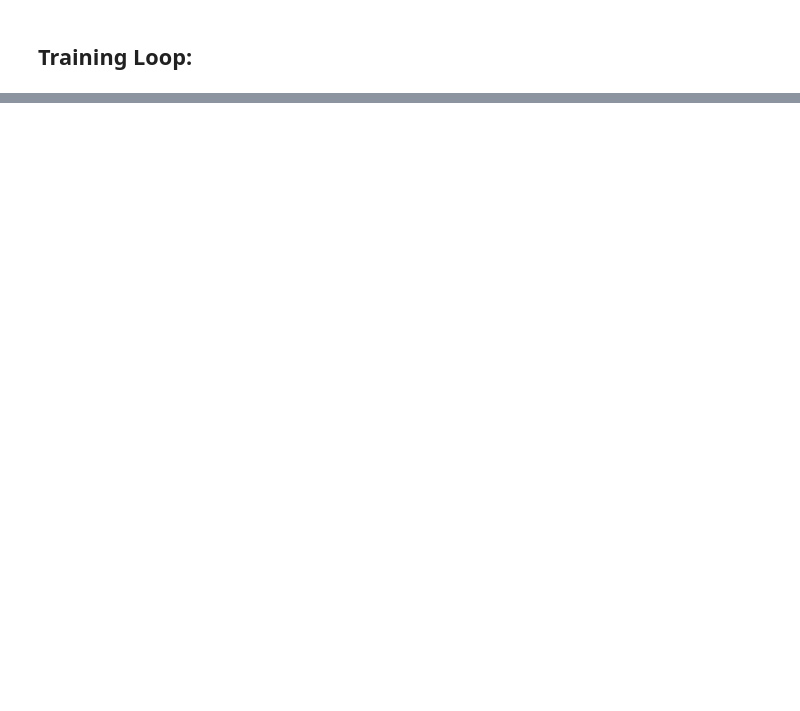
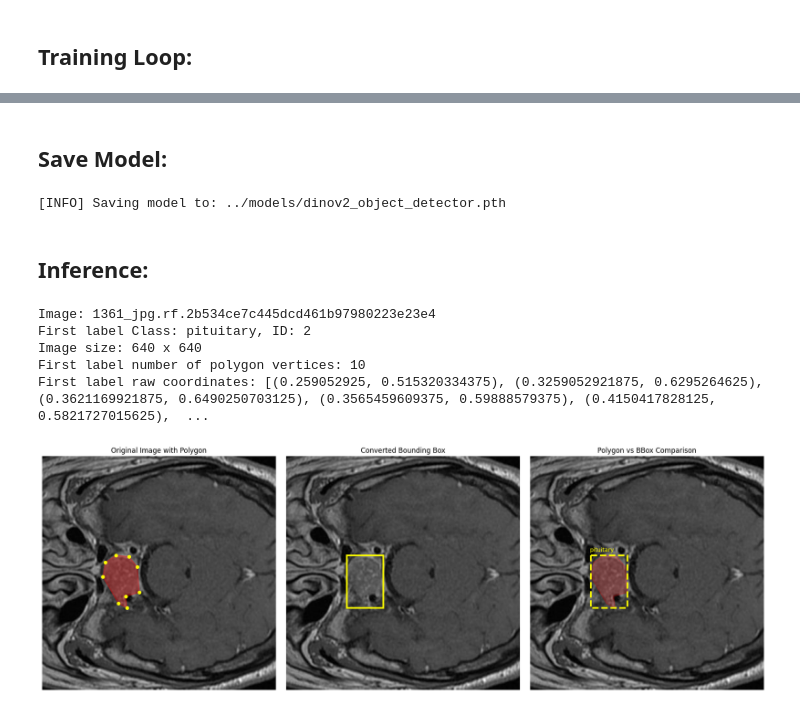
Before and after one commit to nramira/dino_finetuning, a Jupyter notebook: notebooks/notebook.ipynb, the cells around one changed output, grey strips where cells are left out. Saved outputs shown, nothing was run; the diff lists cells and outputs as text; code cells hidden in the pictures; blank space fills up the shorter version.

```diff
--- a/notebooks/notebook.ipynb
+++ b/notebooks/notebook.ipynb
@@ -761,0 +1202,52 @@ def train(
+# %% [markdown]
+## Save Model:
+# %%
+def save_model(model: torch.nn.Module, dir: Path, model_name: str) -> None:
+    """Saves a PyTorch model to a target directory.
+
+    Args:
+      model: A target PyTorch model to save.
+      target_dir: A directory for saving the model to.
+      model_name: A filename for the saved model. Should include
+        either ".pth" or ".pt" as the file extension.
+
+    Example usage:
+      save_model(model=model_0,
+                 target_dir="models",
+                 model_name="05_going_modular_tingvgg_model.pth")
+    """
+    # Create target directory
+    dir.mkdir(parents=True, exist_ok=True)
+
+    # Create model save path
+    assert model_name.endswith(".pth") or model_name.endswith(".pt"), "model_name should end with '.pt' or '.pth'"
+    model_save_path = dir / model_name
+
+    # Save the model state_dict()
+    print(f"[INFO] Saving model to: {model_save_path}")
+    torch.save(obj=model.state_dict(), f=model_save_path)
+
+
+# Save the model
+save_model(detection_model, dir=Path("../models"), model_name="dinov2_object_detector.pth")
+# %% [output]
+[INFO] Saving model to: ../models/dinov2_object_detector.pth
+# %% [markdown]
+## Inference:
+# %%
+# Predict on validation dataset
+images_path = train_path / "images"
+images = list(images_path.glob("*.jpg"))
+sample = random.choice(images)
+image_name = sample.stem
+
+split = "train"
+
+visualize_polygon_vs_bbox(image_name, image_split=split)
+# %% [output]
+Image: 1361_jpg.rf.2b534ce7c445dcd461b97980223e23e4
+First label Class: pituitary, ID: 2
+Image size: 640 x 640
+First label number of polygon vertices: 10
+First label raw coordinates: [(0.259052925, 0.515320334375), (0.3259052921875, 0.6295264625), (0.3621169921875, 0.6490250703125), (0.3565459609375, 0.59888579375), (0.4150417828125, 0.5821727015625),  ...
+[figure, added]
```
Also changed, not shown: parts of 37 cells of this notebook.
